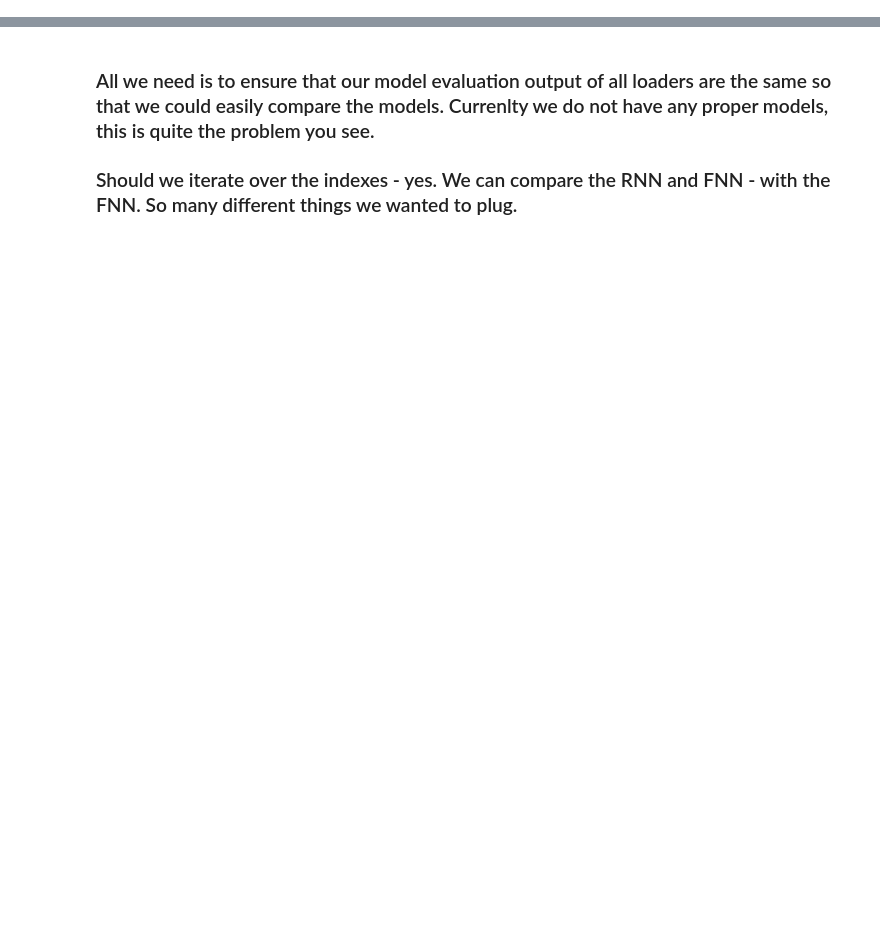
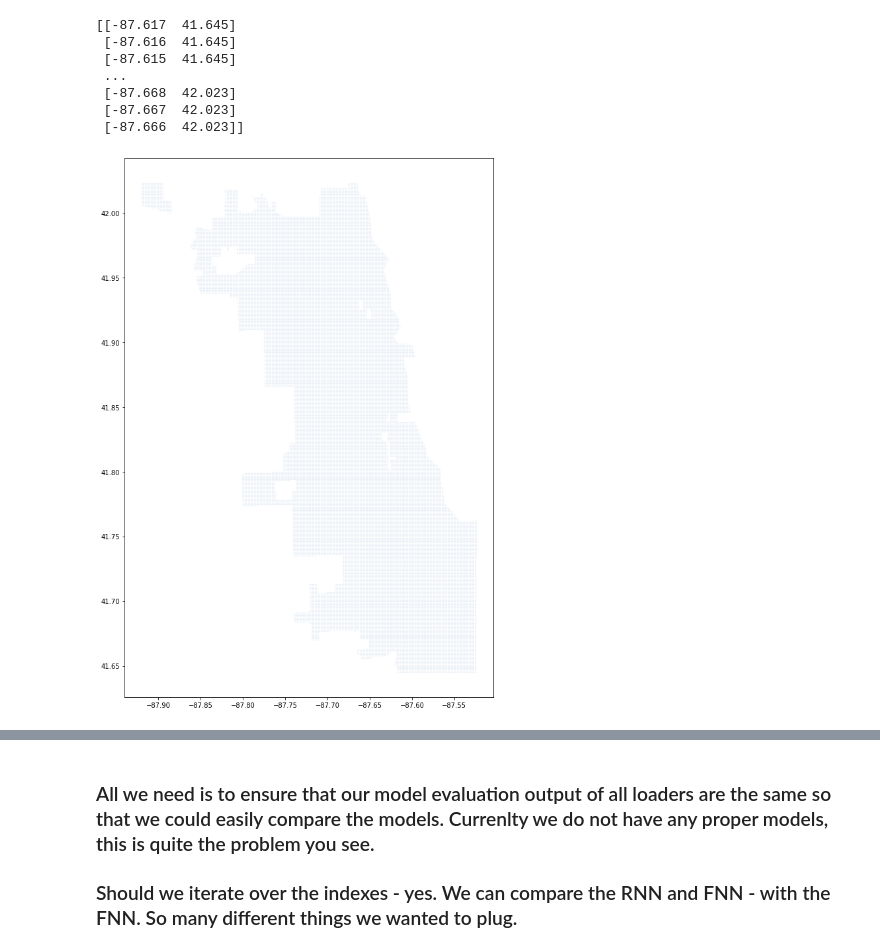
Before and after one commit to bernsblack/masters, a Jupyter notebook: notebook.ipynb, the cells around one changed output, grey strips where cells are left out. Saved outputs shown, nothing was run; the diff lists cells and outputs as text; code cells hidden in the pictures; blank space fills up the shorter version.

```diff
--- a/notebook.ipynb
+++ b/notebook.ipynb
@@ -0,0 +377,15 @@
+# %%
+a = np.array(list(point2tract.keys()))
+print(a)
+plt.figure(figsize=(10,15))
+plt.scatter(a[:,0],a[:,1],alpha=0.1,s=.1)
+plt.show()
+# %% [output]
+[[-87.617  41.645]
+ [-87.616  41.645]
+ [-87.615  41.645]
+ ...
+ [-87.668  42.023]
+ [-87.667  42.023]
+ [-87.666  42.023]]
+[figure, added]
```
Also changed, not shown: parts of 56 cells of this notebook, 6 other files.
